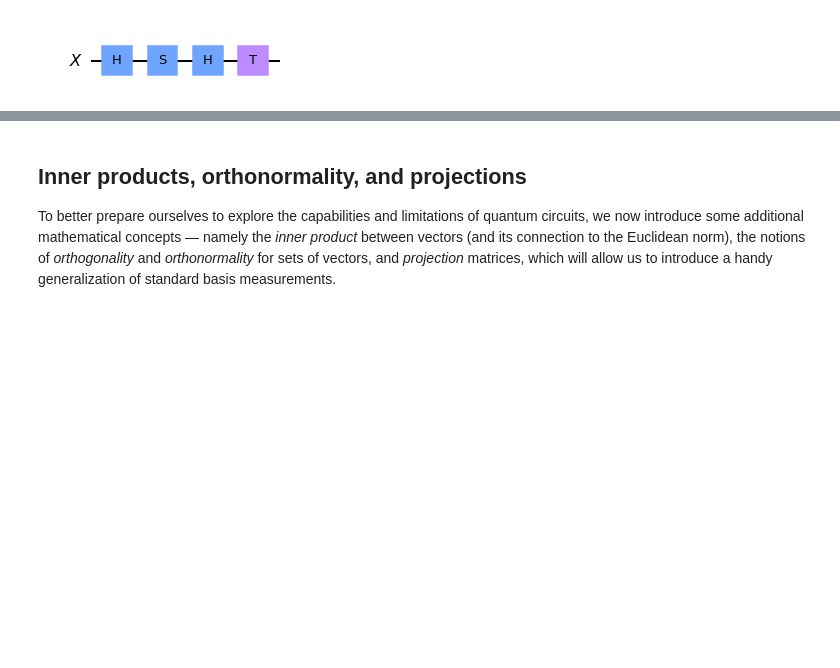
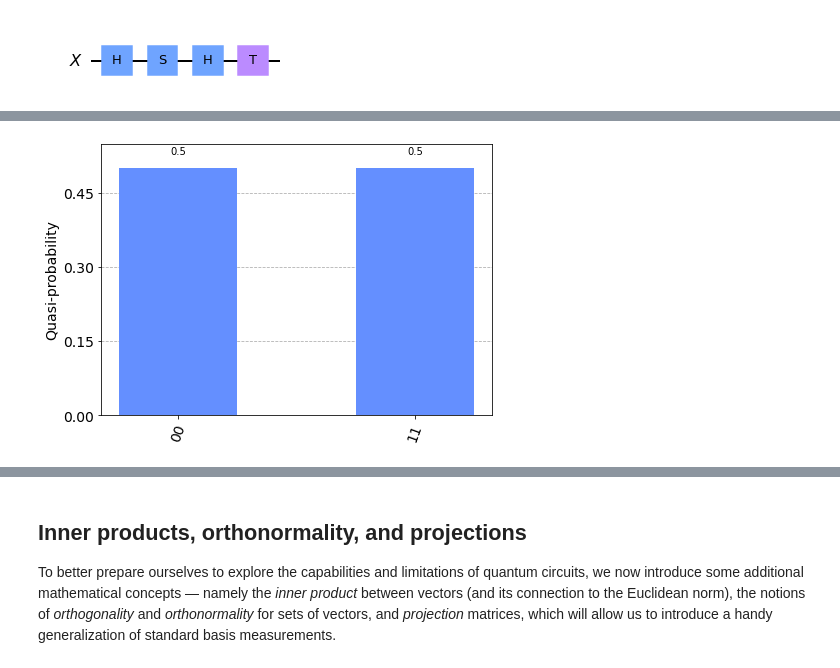
Before and after one commit to Qiskit/textbook, a Jupyter notebook: notebooks/basics/03.quantum-circuits/index.ipynb, the cells around one changed output, grey strips where cells are left out. Drawn from its saved outputs; the diff is of its cells as text; code cells hidden in the pictures; blank space fills up the shorter version.

```diff
--- a/notebooks/basics/03.quantum-circuits/index.ipynb
+++ b/notebooks/basics/03.quantum-circuits/index.ipynb
@@ -299,3 +296,11 @@ plot_histogram(statistics)
+# %%
+from qiskit.primitives import Sampler
+from qiskit.visualization import plot_histogram
+
+statistics = Sampler().run(circuit).result().quasi_dists[0].binary_probabilities()
+plot_histogram(statistics)
+# %% [output]
+[figure, added]
 # %% [markdown]
 Sometimes it is convenient to depict a measurement as a gate that takes a qubit as input and outputs a classical bit (as opposed to outputting the qubit in its post-measurement state and writing the result to a separate classical bit).
 This means the measured qubit has been discarded and can safely be ignored thereafter.
```
Also changed, not shown: parts of 3 cells of this notebook, 3 other files.
